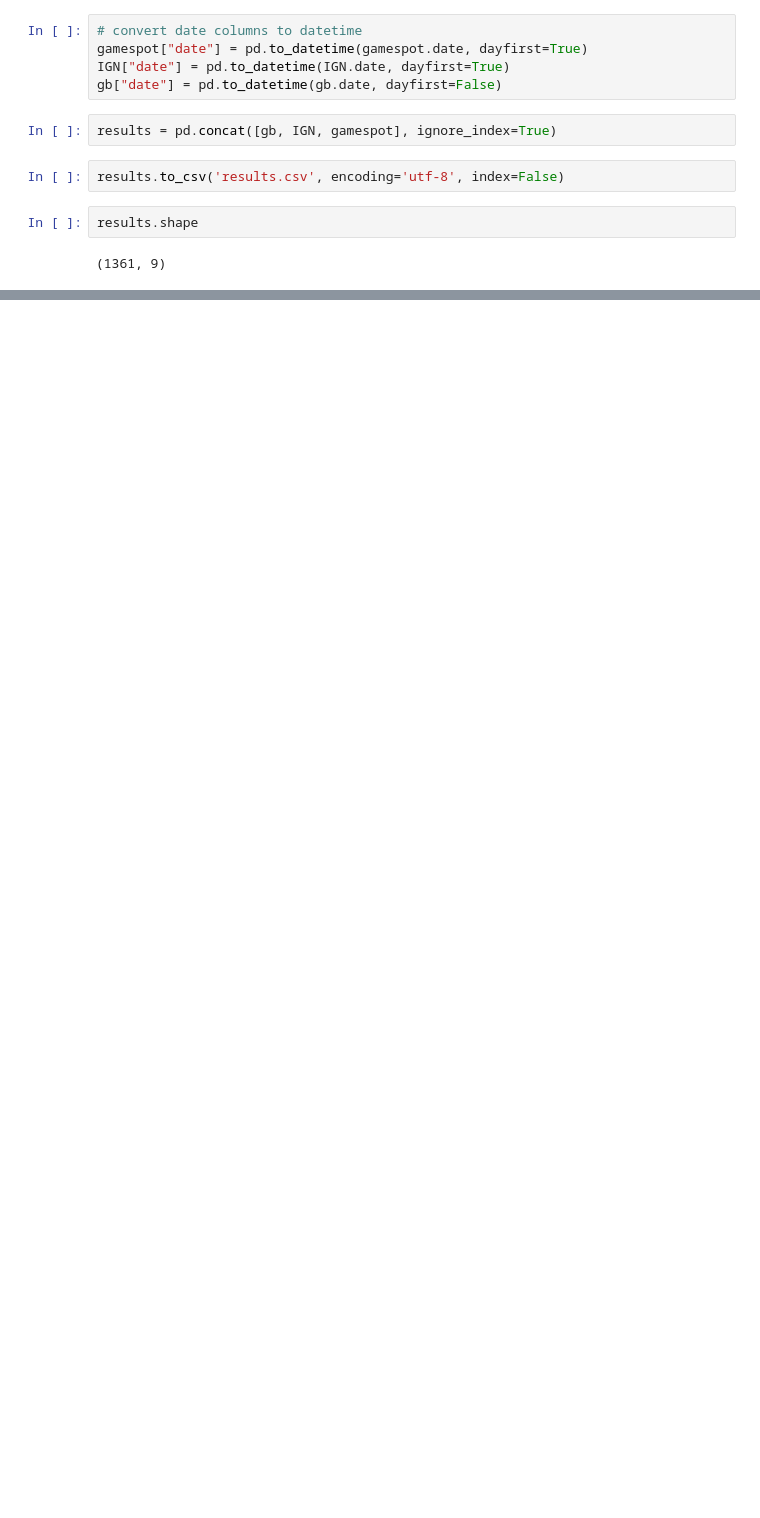
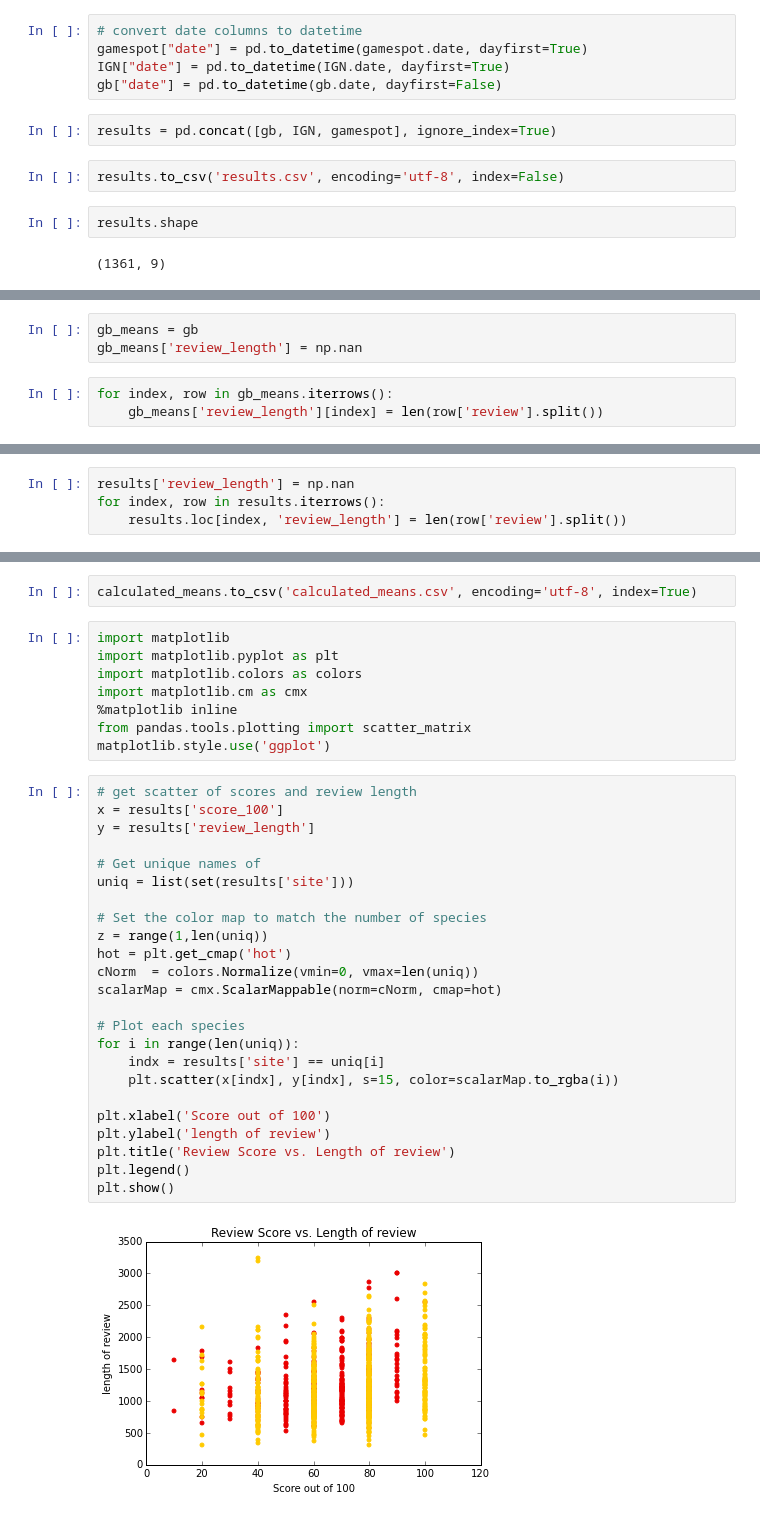
Before and after one commit to wotashu/gamers, a Jupyter notebook: Concat_sites.ipynb, the cells around one changed output, grey strips where cells are left out. Cells and saved outputs as stored; diff of their text form; blank space fills up the shorter version.

```diff
--- a/Concat_sites.ipynb
+++ b/Concat_sites.ipynb
@@ -41,0 +37,6 @@ dtype: float64
+# %%
+gb_means = gb
+gb_means['review_length'] = np.nan
+# %%
+for index, row in gb_means.iterrows():
+    gb_means['review_length'][index] = len(row['review'].split())
@@ -41,0 +60,4 @@ dtype: float64
+# %%
+results['review_length'] = np.nan
+for index, row in results.iterrows():
+    results.loc[index, 'review_length'] = len(row['review'].split())
@@ -41,0 +67,36 @@ dtype: float64
+# %%
+calculated_means.to_csv('calculated_means.csv', encoding='utf-8', index=True)
+# %%
+import matplotlib
+import matplotlib.pyplot as plt
+import matplotlib.colors as colors
+import matplotlib.cm as cmx
+%matplotlib inline
+from pandas.tools.plotting import scatter_matrix
+matplotlib.style.use('ggplot')
+# %%
+# get scatter of scores and review length
+x = results['score_100']
+y = results['review_length']
+
+# Get unique names of
+uniq = list(set(results['site']))
+
+# Set the color map to match the number of species
+z = range(1,len(uniq))
+hot = plt.get_cmap('hot')
+cNorm  = colors.Normalize(vmin=0, vmax=len(uniq))
+scalarMap = cmx.ScalarMappable(norm=cNorm, cmap=hot)
+
+# Plot each species
+for i in range(len(uniq)):
+    indx = results['site'] == uniq[i]
+    plt.scatter(x[indx], y[indx], s=15, color=scalarMap.to_rgba(i))
+
+plt.xlabel('Score out of 100')
+plt.ylabel('length of review')
+plt.title('Review Score vs. Length of review')
+plt.legend()
+plt.show()
+# %% [output]
+[figure, added]
```
Also changed, not shown: parts of 15 cells of this notebook, 7 other files.
